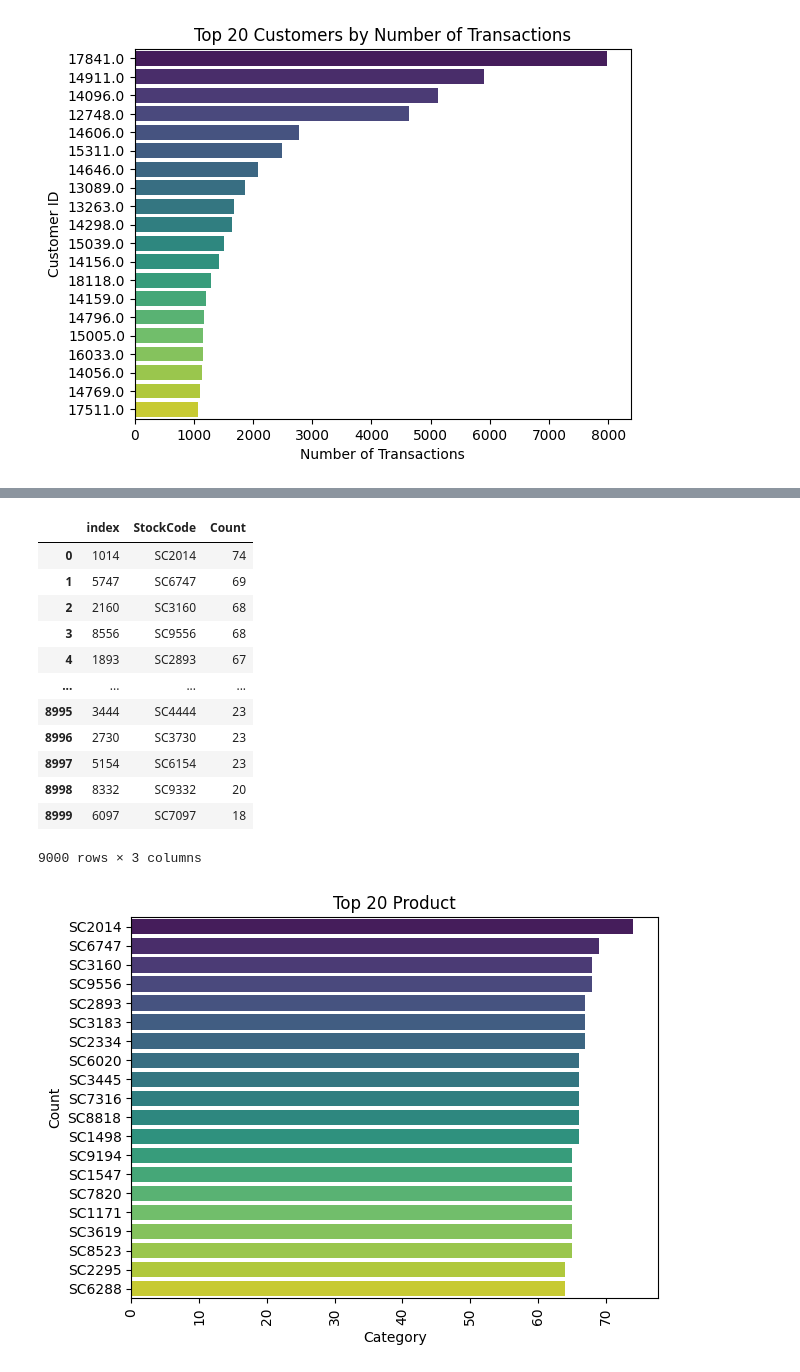
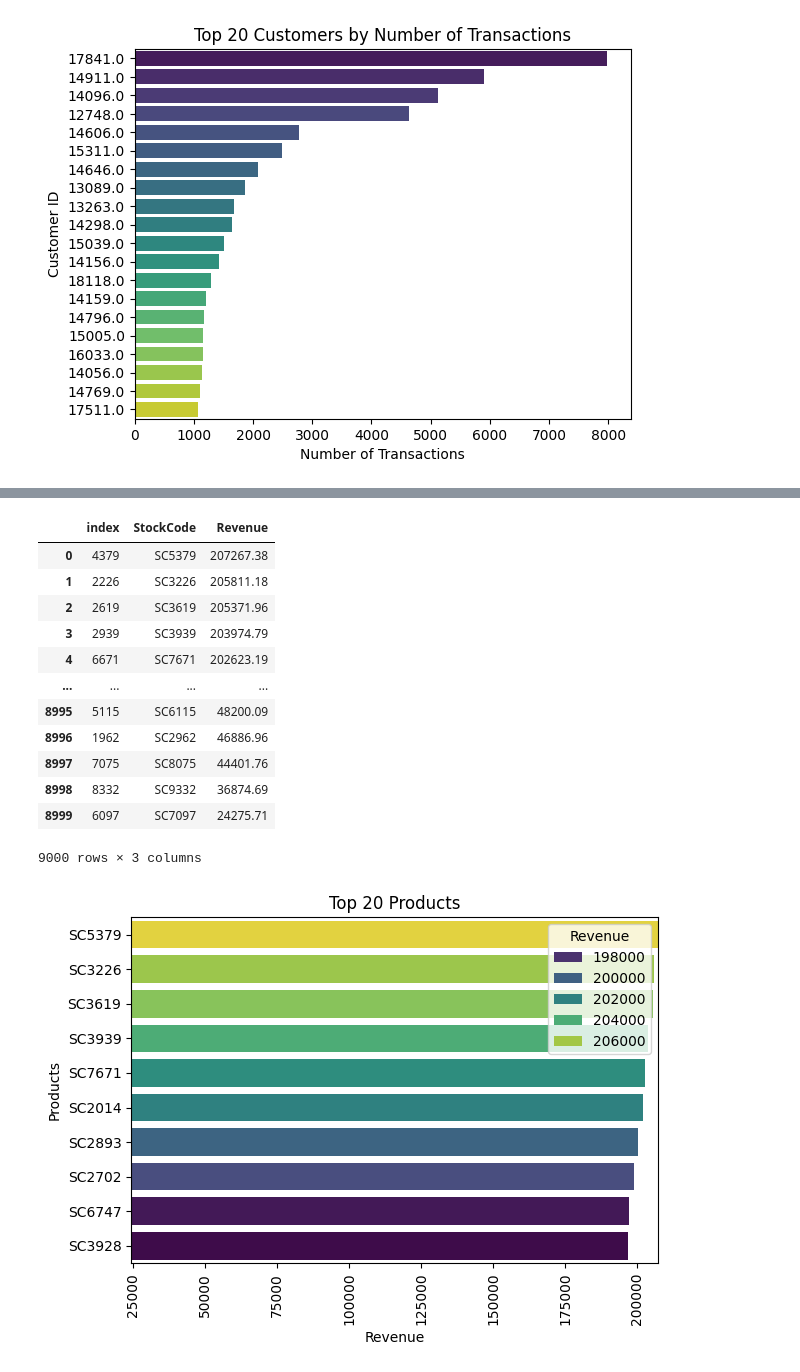
Before and after one commit to deCrystals/cohort_analysis, a Jupyter notebook: cohort.ipynb, the cells around one changed output, grey strips where cells are left out. Cells and saved outputs as stored; diff of their text form; code cells hidden in the pictures.

```diff
--- a/cohort.ipynb
+++ b/cohort.ipynb
@@ -213,28 +300,29 @@ plt.show()
 # %%
-Prod = df.groupby('StockCode')['CustomerID'].nunique().reset_index(name='Count')
-Prod = Prod.sort_values(by='Count', ascending=False).reset_index()
+Prod = df.groupby('StockCode')['TotalSales'].sum().reset_index(name='Revenue')
+Prod = Prod.sort_values(by='Revenue', ascending=False).reset_index()
 Prod
 # %% [output]
-|  | index | StockCode | Count |
-| 0 | 1014 | SC2014 | 74 |
-| 1 | 5747 | SC6747 | 69 |
-| 2 | 2160 | SC3160 | 68 |
-| 3 | 8556 | SC9556 | 68 |
-| 4 | 1893 | SC2893 | 67 |
+|  | index | StockCode | Revenue |
+| 0 | 4379 | SC5379 | 207267.38 |
+| 1 | 2226 | SC3226 | 205811.18 |
+| 2 | 2619 | SC3619 | 205371.96 |
+| 3 | 2939 | SC3939 | 203974.79 |
+| 4 | 6671 | SC7671 | 202623.19 |
 | ... | ... | ... | ... |
-| 8995 | 3444 | SC4444 | 23 |
-| 8996 | 2730 | SC3730 | 23 |
-| 8997 | 5154 | SC6154 | 23 |
-| 8998 | 8332 | SC9332 | 20 |
-| 8999 | 6097 | SC7097 | 18 |
+| 8995 | 5115 | SC6115 | 48200.09 |
+| 8996 | 1962 | SC2962 | 46886.96 |
+| 8997 | 7075 | SC8075 | 44401.76 |
+| 8998 | 8332 | SC9332 | 36874.69 |
+| 8999 | 6097 | SC7097 | 24275.71 |
 9000 rows × 3 columns
 # %%
-sns.barplot(data = Prod.head(20), y='StockCode', x='Count', hue='StockCode', palette ='viridis')
+sns.barplot(data = Prod.head(10), y='StockCode', x='Revenue', hue='Revenue', palette ='viridis')
 plt.title("Top 20 Products")
-plt.ylabel("Count")
-plt.xlabel("Category")
+plt.ylabel("Products")
+plt.xlim(min(Prod['Revenue'])- 5, max(Prod['Revenue']) +10 )
+plt.xlabel("Revenue")
 plt.xticks(rotation=90)
 plt.tight_layout()
 plt.show()
 # %% [output]
-[figure, old version]
+[figure, new version]
```
Also changed, not shown: parts of 24 cells of this notebook.
